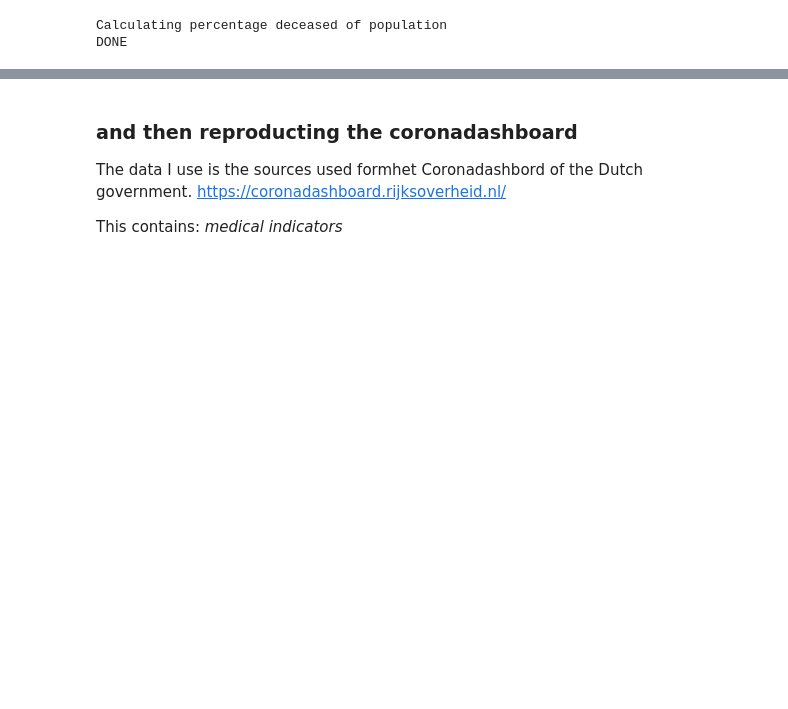
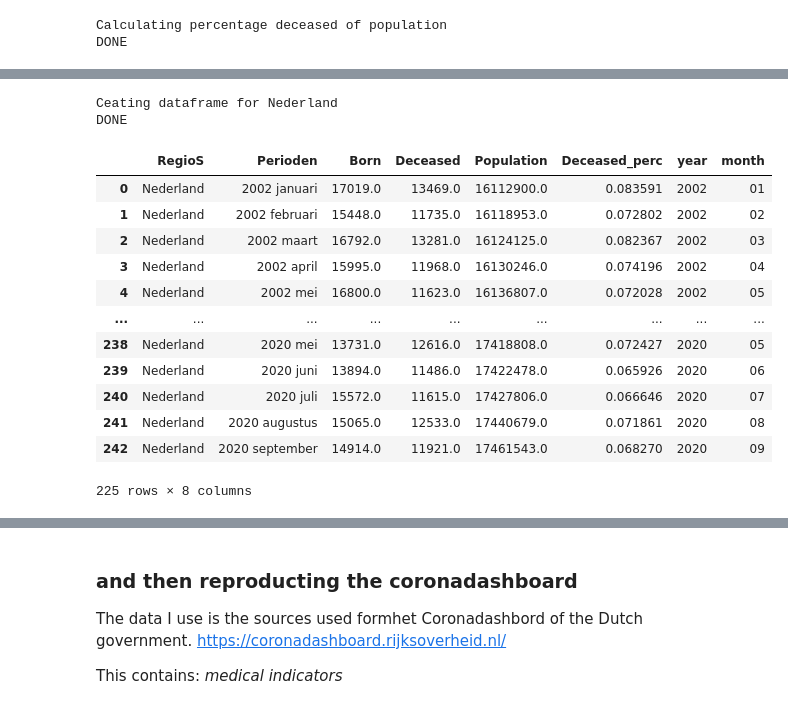
Before and after one commit to cjvanzwol/notebooks, a Jupyter notebook: Covid/Covid.ipynb, the cells around one changed output, grey strips where cells are left out. Saved outputs shown, nothing was run; the diff lists cells and outputs as text; code cells hidden in the pictures; blank space fills up the shorter version.

```diff
--- a/Covid/Covid.ipynb
+++ b/Covid/Covid.ipynb
@@ -90,9 +74,9 @@ population
 # %%
 print('Setting Period')
-population['year'] = population['Perioden'].str.slice(stop=4)
-population['month'] = population['Perioden'].str.slice(start=5)
-population = population[population['month'] != '']
-population['month'] = population['month'].replace({
+population['year'] = population.loc[:,'Perioden'].str.slice(stop=4)
+population['month'] = population.loc[:,'Perioden'].str.slice(start=5)
+population = population.loc[population['month'] != '',:]
+population['month'] = population.loc[:,'month'].replace({
     'januari': '01',
     'februari': '02',
     'maart': '03',
@@ -105,7 +89,5 @@ population['month'] = population['month'].replace({
     'oktober': '10',
     'november': '11',
     'december': '12'})
-population['Period'] = population['year'] + '-' + population['month']
-#population = population.drop(columns=['Perioden','year','month'])
 # %% [output]
 Setting Period
@@ -120,8 +93,0 @@ See the caveats in the documentation: https://pandas.pydata.org/pandas-docs/stab
-# %%
-x = 0
-for p in population.Period:
-    population.loc[x,'Period'] = pd.Period(p, freq='M')
-    x=+1
-population = population.set_index(pd.PeriodIndex(population['Period'], freq = 'M'))
-del(x)
-print('DONE')
@@ -135,0 +94,6 @@ population
+# %%
+population = population.set_index(population['year'] + '-' + population['month'])
+population.index = pd.PeriodIndex(population.index, freq='M')
+
+#population.index = pd.to_datetime(population.index, yearfirst=True)
+#population.index = population.index.date
@@ -135,0 +117,27 @@ population
+# %%
+print('Ceating dataframe for Nederland')
+population_nl = population[population['RegioS'] == 'Nederland']
+#population_nl = population_nl.set_index(population_nl['Period'])
+#population_nl.index = pd.PeriodIndex(population_nl.index, freq = 'M')
+#population_nl = population_nl.rename(columns={'Period':'P'})
+#population = population[population['RegioS'] != 'Nederland']
+print('DONE')
+# %% [output]
+Ceating dataframe for Nederland
+DONE
+# %%
+population_nl
+# %% [output]
+|  | RegioS | Perioden | Born | Deceased | Population | Deceased_perc | year | month |
+| 0 | Nederland | 2002 januari | 17019.0 | 13469.0 | 16112900.0 | 0.083591 | 2002 | 01 |
+| 1 | Nederland | 2002 februari | 15448.0 | 11735.0 | 16118953.0 | 0.072802 | 2002 | 02 |
+| 2 | Nederland | 2002 maart | 16792.0 | 13281.0 | 16124125.0 | 0.082367 | 2002 | 03 |
+| 3 | Nederland | 2002 april | 15995.0 | 11968.0 | 16130246.0 | 0.074196 | 2002 | 04 |
+| 4 | Nederland | 2002 mei | 16800.0 | 11623.0 | 16136807.0 | 0.072028 | 2002 | 05 |
+| ... | ... | ... | ... | ... | ... | ... | ... | ... |
+| 238 | Nederland | 2020 mei | 13731.0 | 12616.0 | 17418808.0 | 0.072427 | 2020 | 05 |
+| 239 | Nederland | 2020 juni | 13894.0 | 11486.0 | 17422478.0 | 0.065926 | 2020 | 06 |
+| 240 | Nederland | 2020 juli | 15572.0 | 11615.0 | 17427806.0 | 0.066646 | 2020 | 07 |
+| 241 | Nederland | 2020 augustus | 15065.0 | 12533.0 | 17440679.0 | 0.071861 | 2020 | 08 |
+| 242 | Nederland | 2020 september | 14914.0 | 11921.0 | 17461543.0 | 0.068270 | 2020 | 09 |
+225 rows × 8 columns
```
Also changed, not shown: parts of 19 cells of this notebook.
